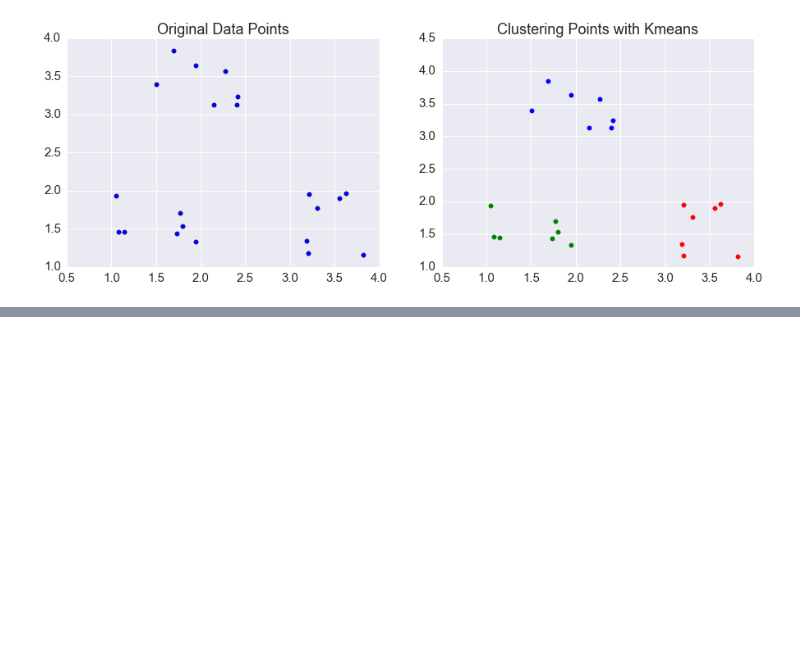
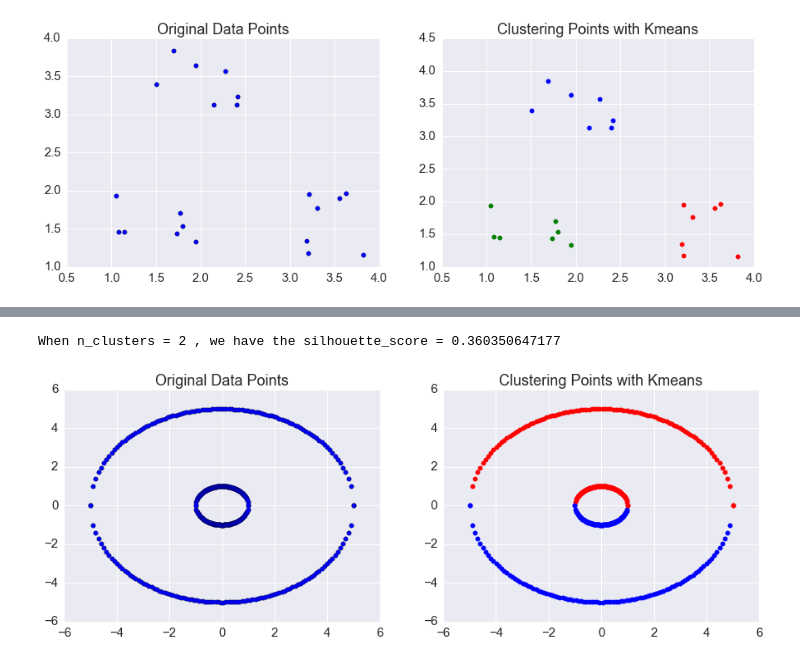
Before and after one commit to wzwangqi/663FinalProject, a Jupyter notebook: ProjectCode.ipynb, the cells around one changed output, grey strips where cells are left out. Drawn from its saved outputs; the diff is of its cells as text; code cells hidden in the pictures; blank space fills up the shorter version.

```diff
--- a/ProjectCode.ipynb
+++ b/ProjectCode.ipynb
@@ -493,0 +564,55 @@ When n_clusters = 3 , we have the silhouette_score = 0.86439009484
+# %%
+from sklearn.datasets import make_blobs
+from sklearn.cluster import KMeans
+from sklearn.metrics import silhouette_samples, silhouette_score
+import numpy as np
+
+# select the four predicators in iris, create the unsupervised form
+k=2
+X=df
+
+# generate the possible range
+#clusters =range(2,8)
+
+clusterer = KMeans(n_clusters=2, random_state=42)
+cluster_labels = clusterer.fit_predict(X)
+
+    # The silhouette_score gives the average value for all the samples.
+silhouette_avg = silhouette_score(X, cluster_labels)
+
+
+# Find the max silhouette score
+#Num_cluster = [i+2 for i, j in enumerate(all_score) if j == max(all_score)]
+
+
+print("When n_clusters =", k,
+          ", we have the silhouette_score =", silhouette_avg)
+
+#answer=str(Num_cluster).strip('[]')
+
+# Make a pairwise scatter plot
+clust_result = KMeans(n_clusters=k, random_state=10)
+cluster_labels = clust_result.fit_predict(X)
+indicator=np.loadtxt(cluster_labels,dtype='int32')
+ID=indicator.tolist()
+IDX=np.asarray(ID)
+
+
+plt.figure(figsize=(15,5))
+plt.subplot(1,2,1)
+plt.scatter(df[:,0],df[:,1],s=30)
+plt.title('Original Data Points')
+
+plt.subplot(1,2,2)
+for i in range(len(IDX)):
+    if IDX[i] == 0:
+        plt.scatter(df[i,0],df[i,1],color='red',s=30)
+    elif IDX[i] == 1:
+        plt.scatter(df[i,0],df[i,1],color = 'blue',s=30)
+#     elif IDX[i] == 2:
+#         plt.scatter(data[i,0],data[i,1],color = 'green',s=30)
+plt.title('Clustering Points with Kmeans')
+plt.show()
+# %% [output]
+When n_clusters = 2 , we have the silhouette_score = 0.360350647177
+[figure, added]
```
Also changed, not shown: parts of 11 cells of this notebook.
